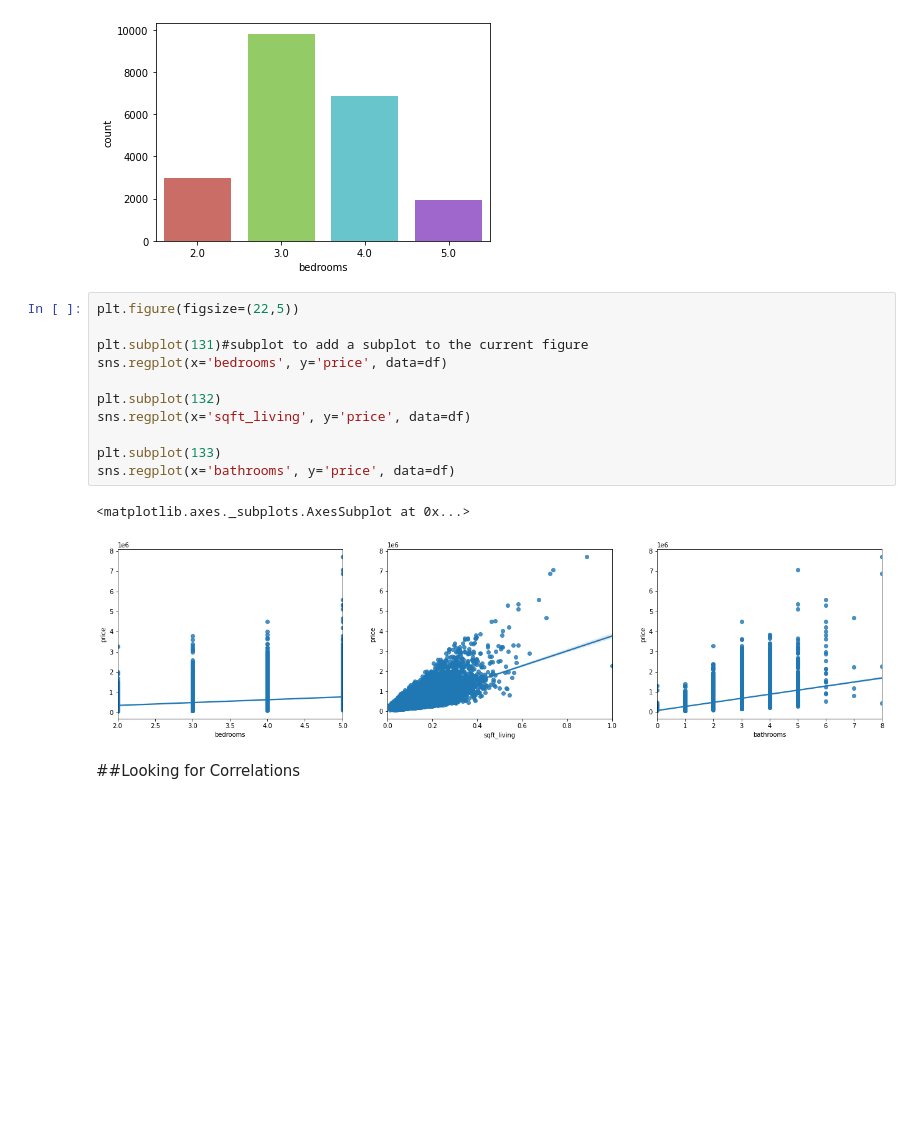
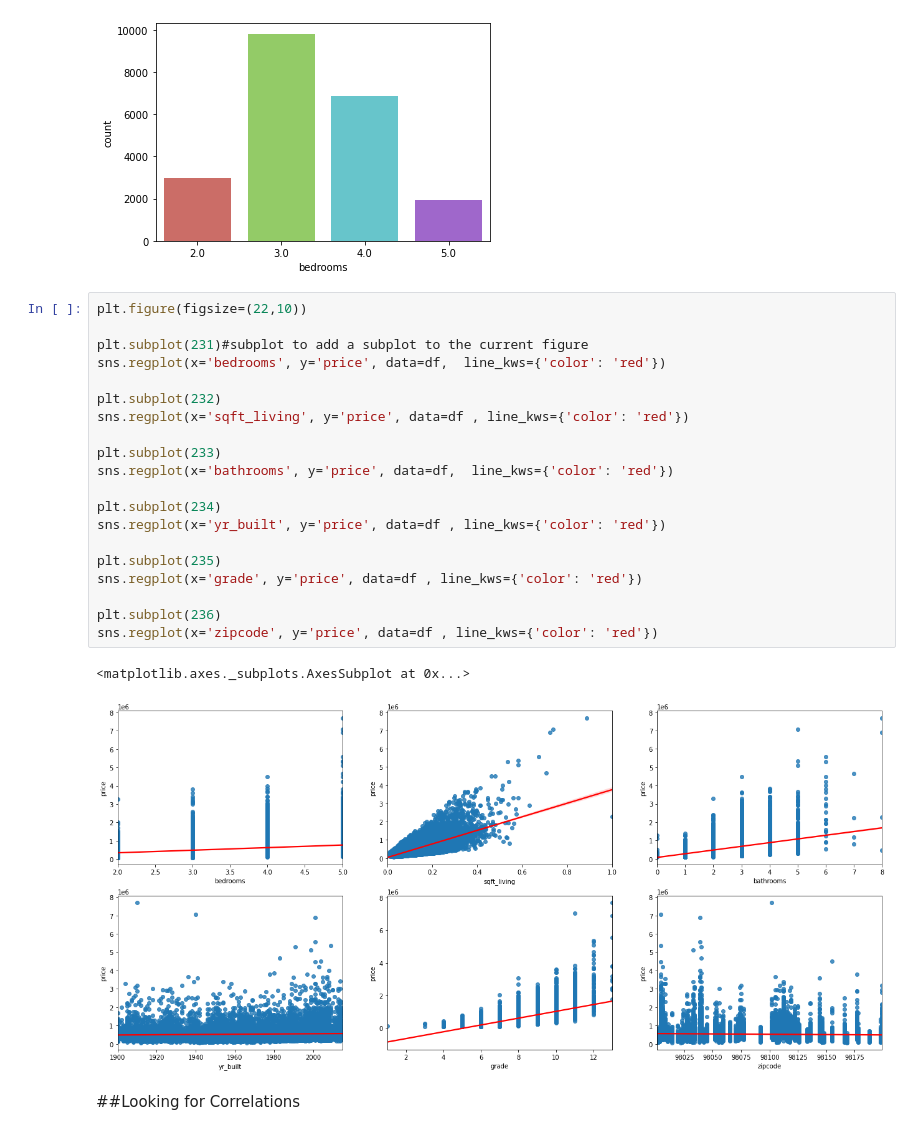
Before and after one commit to Ruqyai/Course-DS, a Jupyter notebook: houses_prices_ytechsa.ipynb, the cells around one changed output. Cells and saved outputs as stored; diff of their text form; blank space fills up the shorter version.

```diff
--- a/houses_prices_ytechsa.ipynb
+++ b/houses_prices_ytechsa.ipynb
@@ -507,19 +527,28 @@ sns.countplot(x='bedrooms',data=df, palette='hls')
 <matplotlib.axes._subplots.AxesSubplot at 0x...>
 [figure]
 # %%
-plt.figure(figsize=(22,5))
+plt.figure(figsize=(22,10))
 
-plt.subplot(131)#subplot to add a subplot to the current figure
-sns.regplot(x='bedrooms', y='price', data=df)
+plt.subplot(231)#subplot to add a subplot to the current figure
+sns.regplot(x='bedrooms', y='price', data=df,  line_kws={'color': 'red'})
 
-plt.subplot(132)
-sns.regplot(x='sqft_living', y='price', data=df)
+plt.subplot(232)
+sns.regplot(x='sqft_living', y='price', data=df , line_kws={'color': 'red'})
 
-plt.subplot(133)
-sns.regplot(x='bathrooms', y='price', data=df)
+plt.subplot(233)
+sns.regplot(x='bathrooms', y='price', data=df,  line_kws={'color': 'red'})
+
+plt.subplot(234)
+sns.regplot(x='yr_built', y='price', data=df , line_kws={'color': 'red'})
+
+plt.subplot(235)
+sns.regplot(x='grade', y='price', data=df , line_kws={'color': 'red'})
+
+plt.subplot(236)
+sns.regplot(x='zipcode', y='price', data=df , line_kws={'color': 'red'})
 # %% [output]
 <matplotlib.axes._subplots.AxesSubplot at 0x...>
-[figure, old version]
+[figure, new version]
 # %% [markdown]
 ##Looking for Correlations
 # %% [markdown]
```
Also changed, not shown: parts of 14 cells of this notebook.
